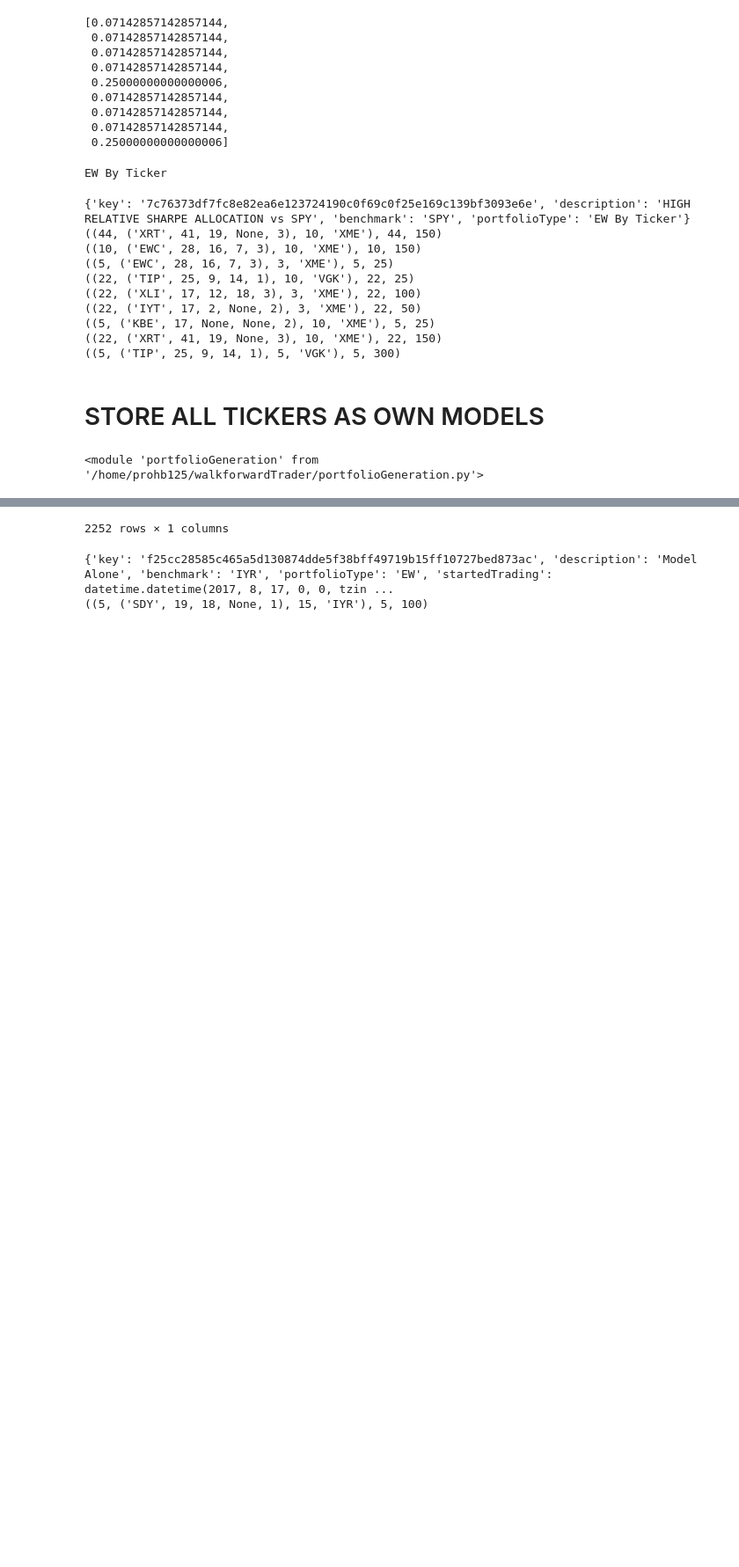
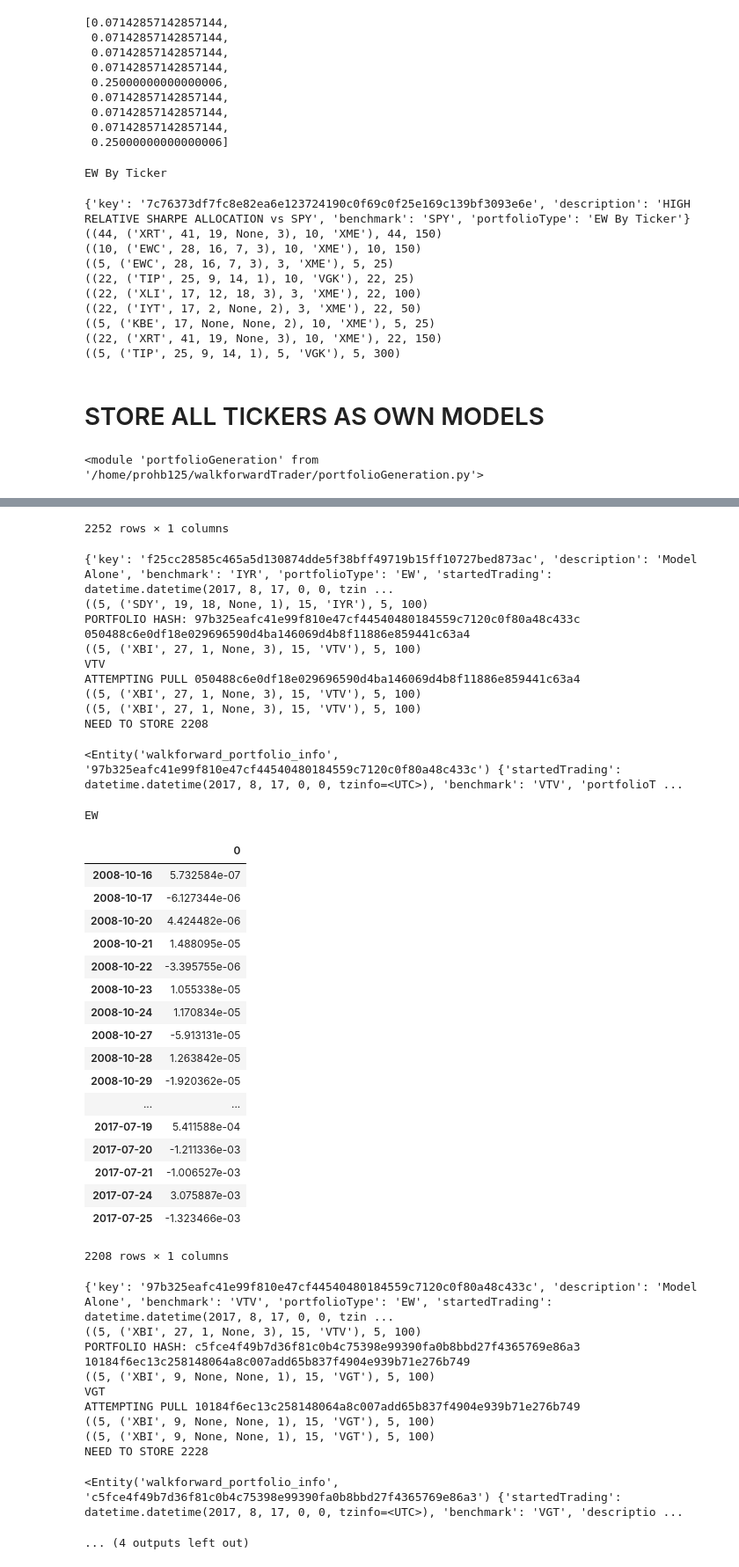
Before and after one commit to SignalBuilders/walkforwardTrader, a Jupyter notebook: Introduce and Initialize Portfolio From Cache.ipynb, the cells around one changed output, grey strips where cells are left out. Shown: that part at 88% size. Drawn from its saved outputs; the diff is of its cells as text; code cells hidden in the pictures; blank space fills up the shorter version.

```diff
--- a/Introduce and Initialize Portfolio From Cache.ipynb
+++ b/Introduce and Initialize Portfolio From Cache.ipynb
@@ -398,7 +398,7 @@ importlib.reload(portfolioGeneration)
 <module 'portfolioGeneration' from '/home/prohb125/walkforwardTrader/portfolioGeneration.py'>
 # %%
 allModels = portfolio.getModels(returnEntireObject=False)
-for model in allModels:
+for model in allModels[:3]:
     factorToTrade = model.inputSeries.targetTicker
     portfolioHash = portfolioGeneration.getPortfolioHash([model],\
             description="Model Alone", benchmark=factorToTrade, portfolioType="EW")
@@ -476,21 +476,61 @@ NEED TO STORE 2252
 EW
 |  | 0 |
 | 2008-08-11 | -1.352006e-06 |
 | 2008-08-12 | -1.968072e-06 |
 | 2008-08-13 | 3.038465e-06 |
 | 2008-08-14 | -4.981445e-07 |
 | 2008-08-15 | -7.634072e-06 |
 | 2008-08-18 | -8.828504e-06 |
 | 2008-08-19 | 1.287826e-06 |
 | 2008-08-20 | -9.136455e-06 |
 | 2008-08-21 | 1.813030e-05 |
 | 2008-08-22 | -2.431116e-05 |
 | ... | ... |
 | 2017-07-19 | -2.093672e-03 |
 | 2017-07-20 | 1.118377e-03 |
 | 2017-07-21 | -1.380358e-03 |
 | 2017-07-24 | 6.593379e-04 |
 | 2017-07-25 | 2.826071e-03 |
 2252 rows × 1 columns
 {'key': 'f25cc28585c465a5d130874dde5f38bff49719b15ff10727bed873ac', 'description': 'Model Alone', 'benchmark': 'IYR', 'portfolioType': 'EW', 'startedTrading': datetime.datetime(2017, 8, 17, 0, 0, tzin ...
 ((5, ('SDY', 19, 18, None, 1), 15, 'IYR'), 5, 100)
+PORTFOLIO HASH: 97b325eafc41e99f810e47cf44540480184559c7120c0f80a48c433c
+050488c6e0df18e029696590d4ba146069d4b8f11886e859441c63a4
+((5, ('XBI', 27, 1, None, 3), 15, 'VTV'), 5, 100)
+VTV
+ATTEMPTING PULL 050488c6e0df18e029696590d4ba146069d4b8f11886e859441c63a4
+((5, ('XBI', 27, 1, None, 3), 15, 'VTV'), 5, 100)
+((5, ('XBI', 27, 1, None, 3), 15, 'VTV'), 5, 100)
+NEED TO STORE 2208
+<Entity('walkforward_portfolio_info', '97b325eafc41e99f810e47cf44540480184559c7120c0f80a48c433c') {'startedTrading': datetime.datetime(2017, 8, 17, 0, 0, tzinfo=<UTC>), 'benchmark': 'VTV', 'portfolioT ...
+EW
+|  | 0 |
+| 2008-10-16 | 5.732584e-07 |
+| 2008-10-17 | -6.127344e-06 |
+| 2008-10-20 | 4.424482e-06 |
+| 2008-10-21 | 1.488095e-05 |
+| 2008-10-22 | -3.395755e-06 |
+| 2008-10-23 | 1.055338e-05 |
+| 2008-10-24 | 1.170834e-05 |
+| 2008-10-27 | -5.913131e-05 |
+| 2008-10-28 | 1.263842e-05 |
+| 2008-10-29 | -1.920362e-05 |
+| ... | ... |
+| 2017-07-19 | 5.411588e-04 |
+| 2017-07-20 | -1.211336e-03 |
+| 2017-07-21 | -1.006527e-03 |
+| 2017-07-24 | 3.075887e-03 |
+| 2017-07-25 | -1.323466e-03 |
+2208 rows × 1 columns
+{'key': '97b325eafc41e99f810e47cf44540480184559c7120c0f80a48c433c', 'description': 'Model Alone', 'benchmark': 'VTV', 'portfolioType': 'EW', 'startedTrading': datetime.datetime(2017, 8, 17, 0, 0, tzin ...
+((5, ('XBI', 27, 1, None, 3), 15, 'VTV'), 5, 100)
+PORTFOLIO HASH: c5fce4f49b7d36f81c0b4c75398e99390fa0b8bbd27f4365769e86a3
+10184f6ec13c258148064a8c007add65b837f4904e939b71e276b749
+((5, ('XBI', 9, None, None, 1), 15, 'VGT'), 5, 100)
+VGT
+ATTEMPTING PULL 10184f6ec13c258148064a8c007add65b837f4904e939b71e276b749
+((5, ('XBI', 9, None, None, 1), 15, 'VGT'), 5, 100)
+((5, ('XBI', 9, None, None, 1), 15, 'VGT'), 5, 100)
+NEED TO STORE 2228
+<Entity('walkforward_portfolio_info', 'c5fce4f49b7d36f81c0b4c75398e99390fa0b8bbd27f4365769e86a3') {'startedTrading': datetime.datetime(2017, 8, 17, 0, 0, tzinfo=<UTC>), 'benchmark': 'VGT', 'descriptio ...
+... (4 outputs left out)
```
Also changed, not shown: parts of 1 cell of this notebook, 3 other files.
